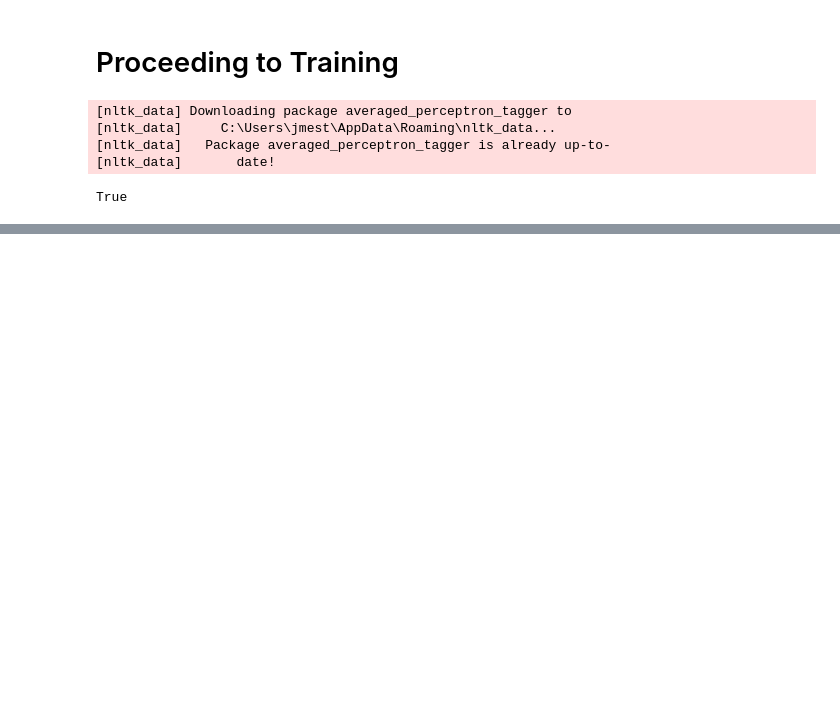
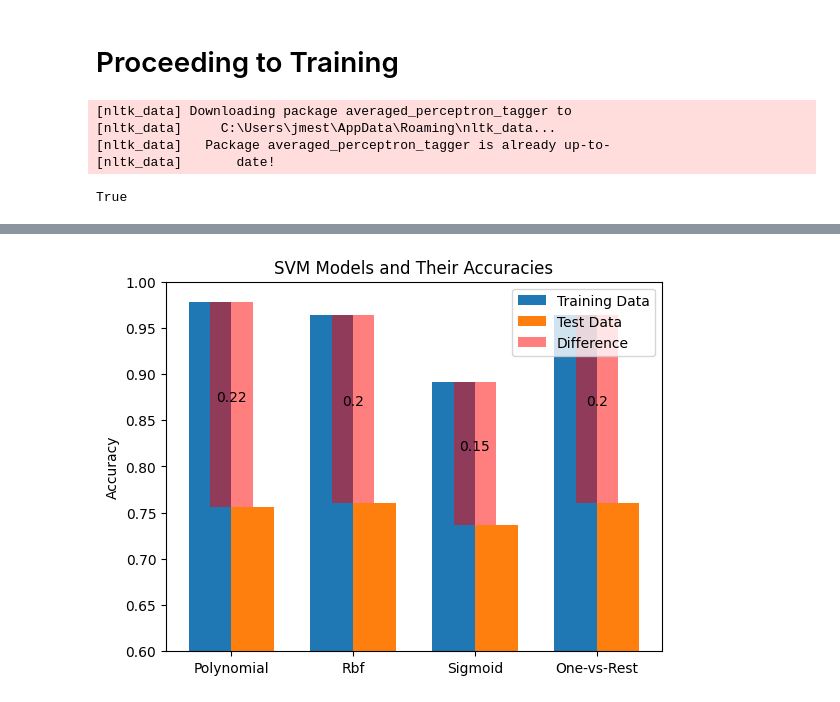
Before and after one commit to Tolskiee/ThesisFiles, a Jupyter notebook: ThesisLogic.ipynb, the cells around one changed output, grey strips where cells are left out. Cells and saved outputs as stored; diff of their text form; code cells hidden in the pictures; blank space fills up the shorter version.

```diff
--- a/ThesisLogic.ipynb
+++ b/ThesisLogic.ipynb
@@ -903,3 +904,28 @@ weighted avg       0.74      0.74      0.74      2852
+# %%
+models = ['Polynomial', 'Rbf', 'Sigmoid', 'One-vs-Rest']
+train_accuracies = [0.9781693845344556, 0.9643608627038401, 0.8917944093778178, 0.9643608627038401]
+test_accuracies = [0.7560462670872765, 0.7607781282860148, 0.7370266479663394, 0.7607781282860148]
+diff_accuracies = [train_accuracies[i] - test_accuracies[i] for i in range(len(models))]
+
+fig, ax = plt.subplots()
+x = range(len(models))
+width = 0.35
+ax.bar([i - width/2 for i in x], train_accuracies, width, label='Training Data')
+ax.bar([i + width/2 for i in x], test_accuracies, width, label='Test Data')
+ax.bar(x, diff_accuracies, width, bottom=test_accuracies, color='red', alpha=0.5, label='Difference')
+ax.set_ylim(0.6, 1)
+ax.set_ylabel('Accuracy')
+ax.set_title('SVM Models and Their Accuracies')
+ax.set_xticks(x)
+ax.set_xticklabels(models)
+ax.legend()
+
+for i, diff in enumerate(diff_accuracies):
+    ax.text(i, test_accuracies[i] + diff/2, f'{round(diff, 2)}', ha='center', va='bottom')
+
+plt.show()
+# %% [output]
+[figure, added]
 # %%
 import string
 import re
```
Also changed, not shown: parts of 9 cells of this notebook, 2 other files.
